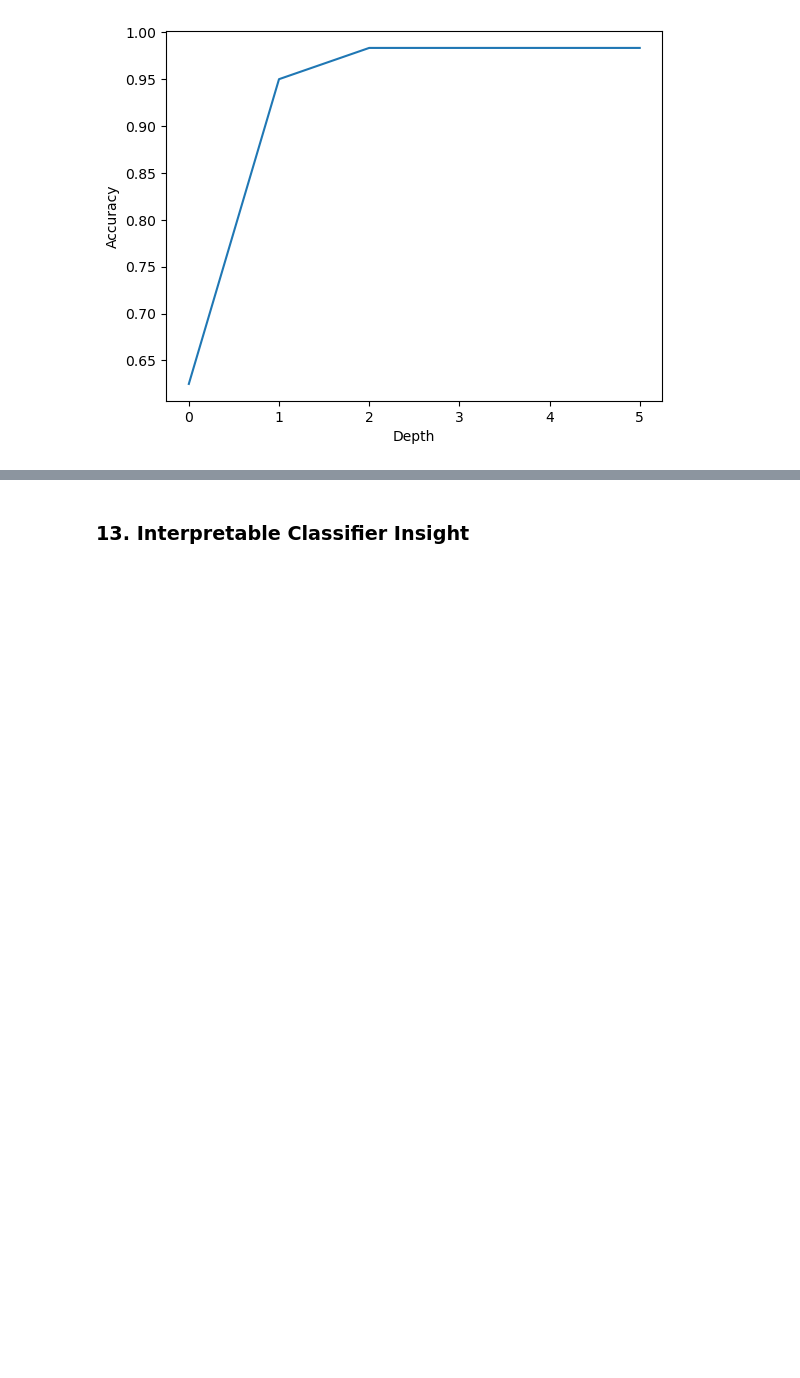
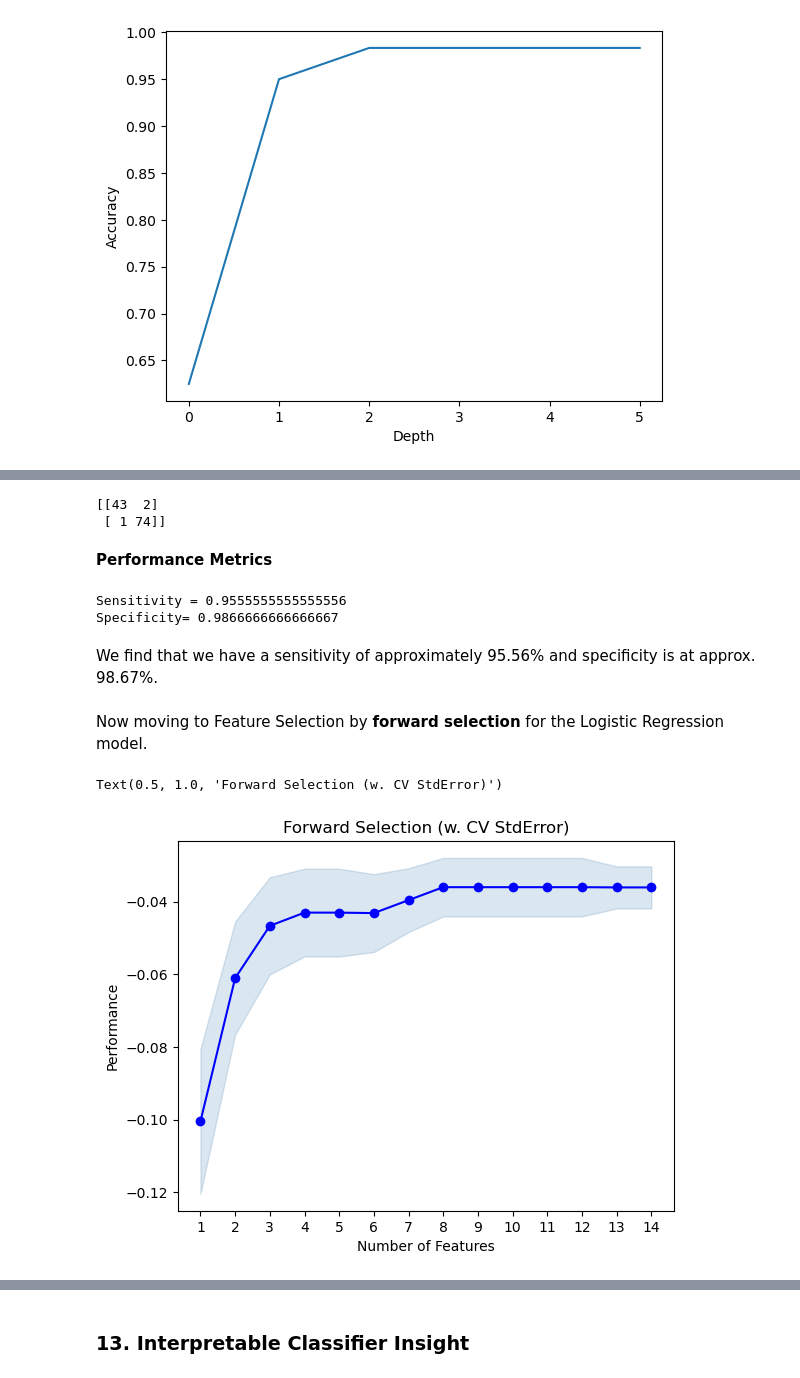
Before and after one commit to nimerkb/Assign6, a Jupyter notebook: as-6-mv-apr-18-3pm.ipynb, the cells around one changed output, grey strips where cells are left out. Drawn from its saved outputs; the diff is of its cells as text; code cells hidden in the pictures; blank space fills up the shorter version.

```diff
--- a/as-6-mv-apr-18-3pm.ipynb
+++ b/as-6-mv-apr-18-3pm.ipynb
@@ -457,0 +490,38 @@ plt.show()
+# %%
+cm = confusion_matrix(predicted_df.y_test, predicted_df.y_test_pred)
+print(cm)
+# %% [output]
+[[43  2]
+ [ 1 74]]
+# %% [markdown]
+**Performance Metrics**
+# %%
+total = sum(sum(cm))
+
+sensitivity = cm[0,0]/(cm[0,0]+cm[0,1])
+print('Sensitivity =', sensitivity)
+specificity = cm[1,1]/(cm[1,0]+cm[1,1])
+print('Specificity=', specificity)
+# %% [output]
+Sensitivity = 0.9555555555555556
+Specificity= 0.9866666666666667
+# %% [markdown]
+We find that we have a sensitivity of approximately 95.56% and specificity is at approx. 98.67%.
+# %% [markdown]
+Now moving to Feature Selection by **forward selection** for the Logistic Regression model.
+# %%
+sfs = SFS(
+    def_log,
+    k_features = (1,14),
+    forward = True,
+    floating = False,
+    scoring ='neg_mean_squared_error',
+    cv=5
+)
+
+sfs = sfs.fit(X_train, y_train)
+fig = plot_sfs(sfs.get_metric_dict(), kind ='std_err')
+plt.title('Forward Selection (w. CV StdError)')
+# %% [output]
+Text(0.5, 1.0, 'Forward Selection (w. CV StdError)')
+[figure, added]
```
Also changed, not shown: parts of 36 cells of this notebook.
